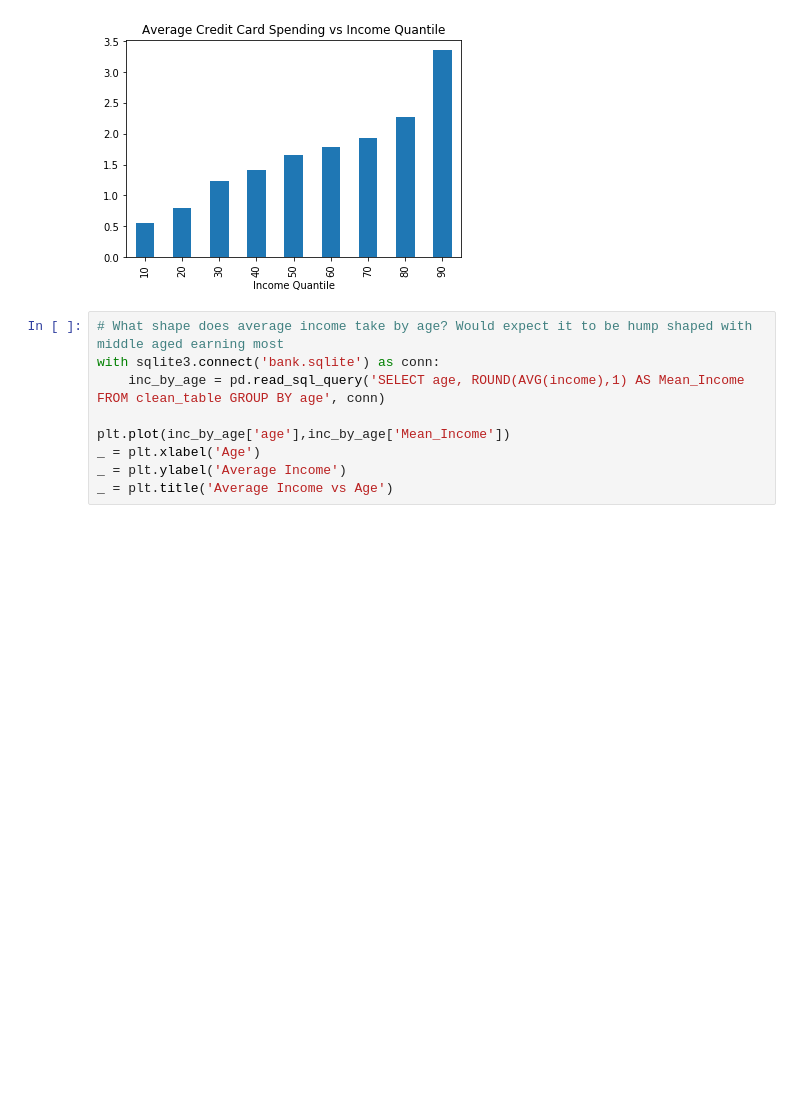
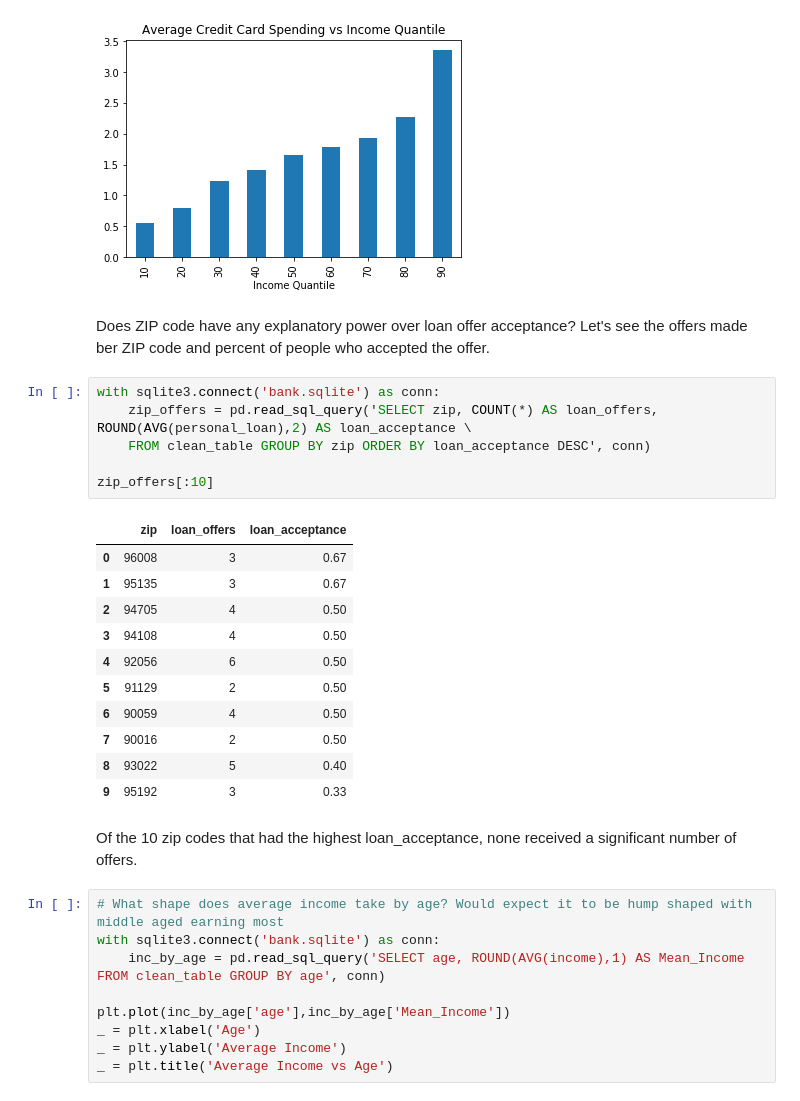
Before and after one commit to bdrau90/Capstone_3, a Jupyter notebook: capstone_3_eda.ipynb, the cells around one changed output. Cells and saved outputs as stored; diff of their text form; blank space fills up the shorter version.

```diff
--- a/capstone_3_eda.ipynb
+++ b/capstone_3_eda.ipynb
@@ -105,6 +105,28 @@ _ = plt.title('Average Monthly Credit Card Spend')
 _ = plt.title('Average Credit Card Spending vs Income Quantile')
 # %% [output]
 [figure]
+# %% [markdown]
+Does ZIP code have any explanatory power over loan offer acceptance? Let's see the offers made ber ZIP code and percent of people who accepted the offer.
+# %%
+with sqlite3.connect('bank.sqlite') as conn:
+    zip_offers = pd.read_sql_query('SELECT zip, COUNT(*) AS loan_offers, ROUND(AVG(personal_loan),2) AS loan_acceptance \
+    FROM clean_table GROUP BY zip ORDER BY loan_acceptance DESC', conn)
+
+zip_offers[:10]
+# %% [output]
+|  | zip | loan_offers | loan_acceptance |
+| 0 | 96008 | 3 | 0.67 |
+| 1 | 95135 | 3 | 0.67 |
+| 2 | 94705 | 4 | 0.50 |
+| 3 | 94108 | 4 | 0.50 |
+| 4 | 92056 | 6 | 0.50 |
+| 5 | 91129 | 2 | 0.50 |
+| 6 | 90059 | 4 | 0.50 |
+| 7 | 90016 | 2 | 0.50 |
+| 8 | 93022 | 5 | 0.40 |
+| 9 | 95192 | 3 | 0.33 |
+# %% [markdown]
+Of the 10 zip codes that had the highest loan_acceptance, none received a significant number of offers.
 # %%
 # What shape does average income take by age? Would expect it to be hump shaped with middle aged earning most
 with sqlite3.connect('bank.sqlite') as conn:
```
